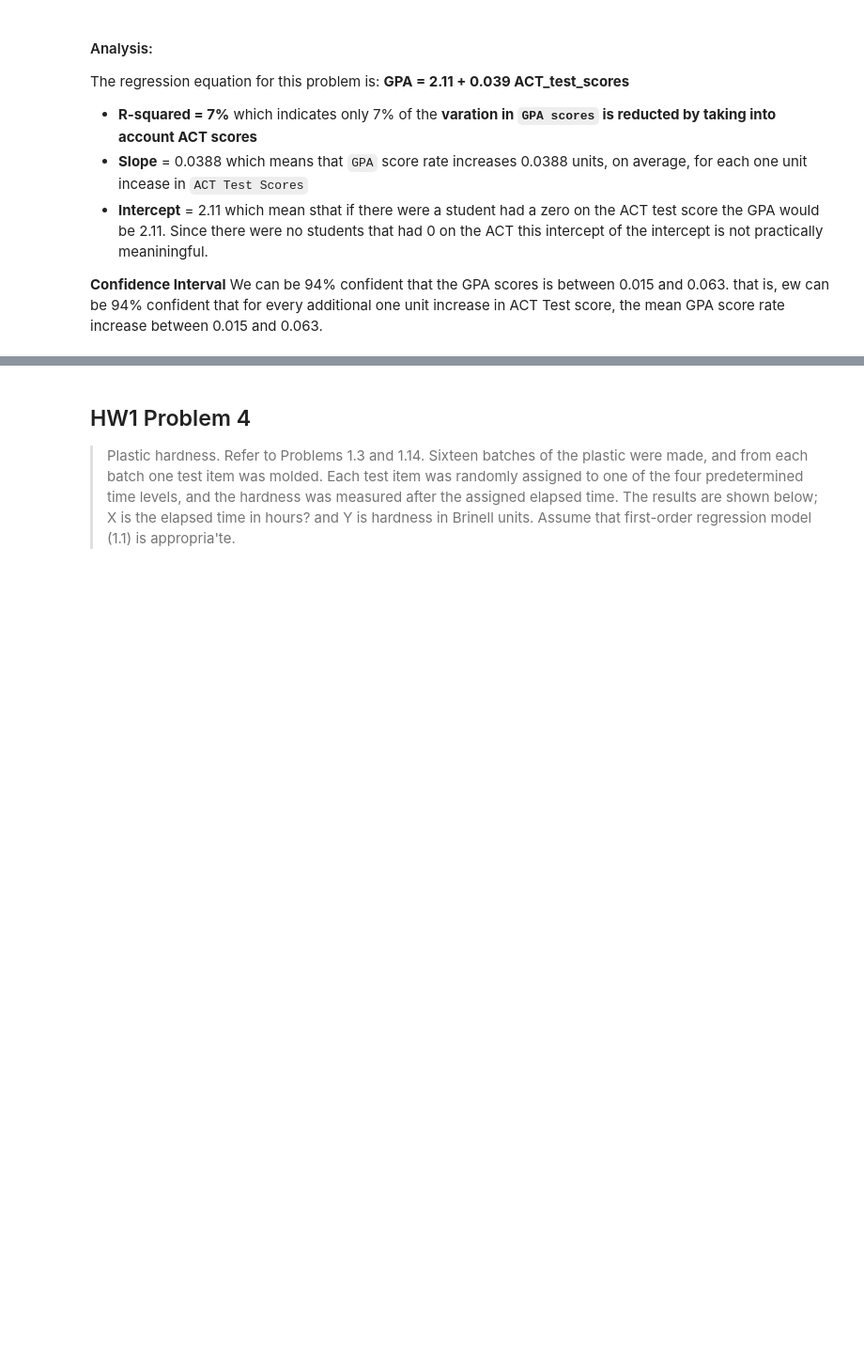
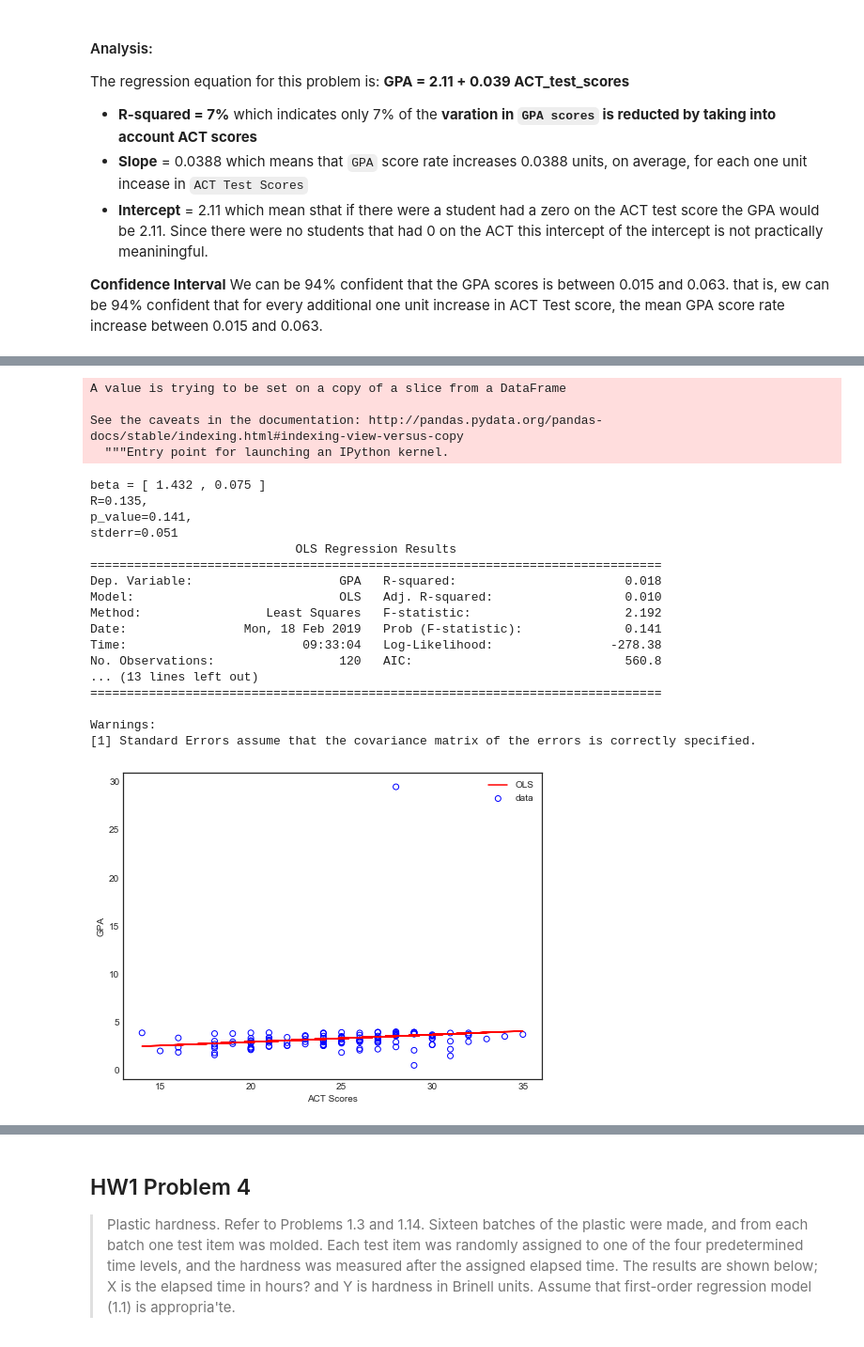
Before and after one commit to naivelogic/Machine_Learning_Notebooks, a Jupyter notebook: Data_Science/Stats Foundation/Regression Methods/[lab] Purdue Applied Regression Analysis.ipynb, the cells around one changed output, grey strips where cells are left out. Shown at 94% size. Saved outputs shown, nothing was run; the diff lists cells and outputs as text; code cells hidden in the pictures; blank space fills up the shorter version.

```diff
--- a/Data_Science/Stats Foundation/Regression Methods/[lab] Purdue Applied Regression Analysis.ipynb
+++ b/Data_Science/Stats Foundation/Regression Methods/[lab] Purdue Applied Regression Analysis.ipynb
@@ -156,0 +189,30 @@ __Confidence Interval__ We can be 94% confident that the GPA scores is between 0
+# %%
+gpa.GPA[119] = 29.48
+# %% [output]
+A value is trying to be set on a copy of a slice from a DataFrame
+
+See the caveats in the documentation: http://pandas.pydata.org/pandas-docs/stable/indexing.html#indexing-view-versus-copy
+  """Entry point for launching an IPython kernel.
+# %%
+ols_plot(gpa.ACT_test_scores, 'ACT Scores', gpa.GPA, 'GPA');
+model = smf.ols(formula='GPA~ACT_test_scores', data = gpa).fit()
+print(model.summary(alpha = 0.06))
+# %% [output]
+beta = [ 1.432 , 0.075 ]
+R=0.135,
+p_value=0.141,
+stderr=0.051
+                            OLS Regression Results
+==============================================================================
+Dep. Variable:                    GPA   R-squared:                       0.018
+Model:                            OLS   Adj. R-squared:                  0.010
+Method:                 Least Squares   F-statistic:                     2.192
+Date:                Mon, 18 Feb 2019   Prob (F-statistic):              0.141
+Time:                        09:33:04   Log-Likelihood:                -278.38
+No. Observations:                 120   AIC:                             560.8
+... (13 lines left out)
+==============================================================================
+
+Warnings:
+[1] Standard Errors assume that the covariance matrix of the errors is correctly specified.
+[figure, added]
```
Also changed, not shown: parts of 27 cells of this notebook.
